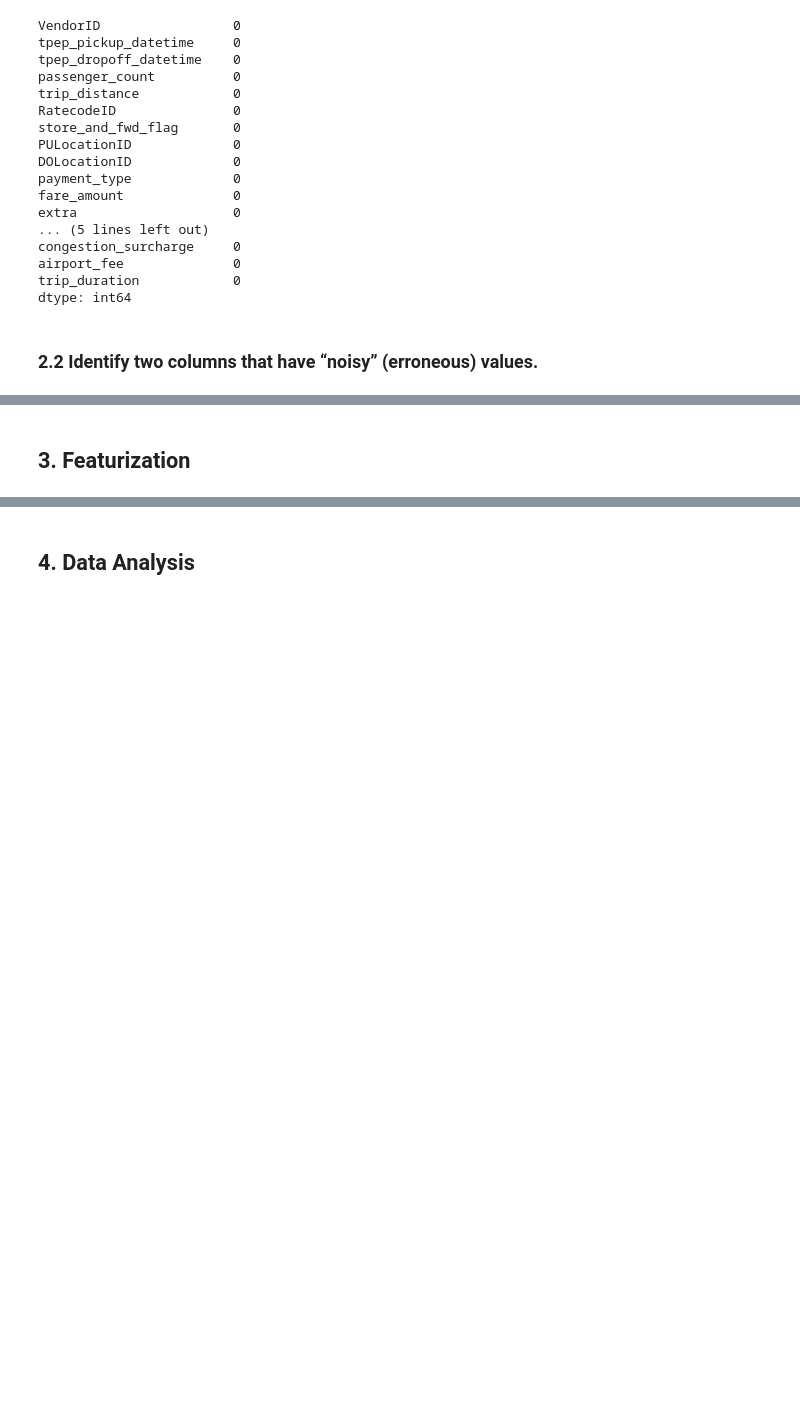
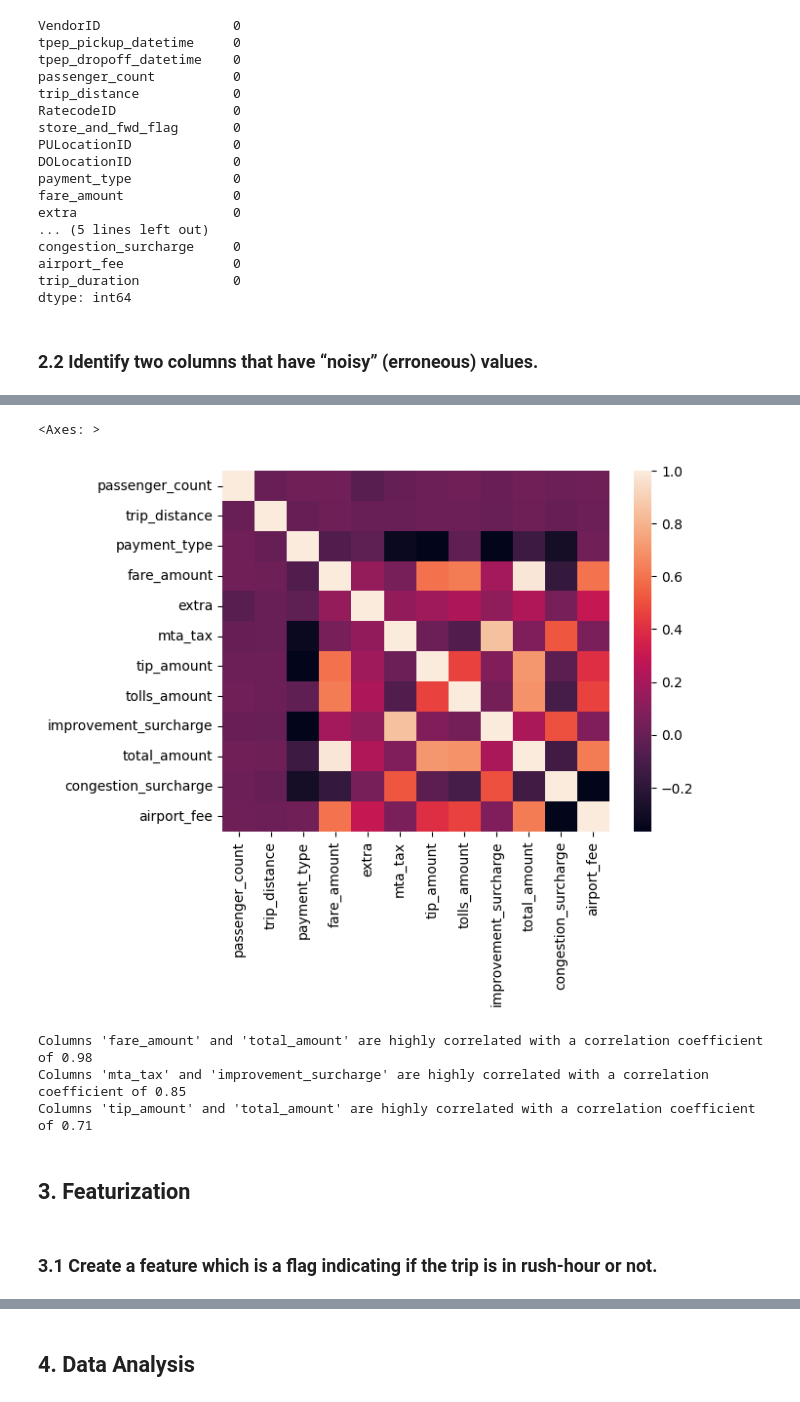
Before and after one commit to melbreaker/Taxi-Trip-Records-Data-Analysis, a Jupyter notebook: taxi-trip-records-data-analysis.ipynb, the cells around one changed output, grey strips where cells are left out. Saved outputs shown, nothing was run; the diff lists cells and outputs as text; code cells hidden in the pictures; blank space fills up the shorter version.

```diff
--- a/taxi-trip-records-data-analysis.ipynb
+++ b/taxi-trip-records-data-analysis.ipynb
@@ -260,0 +291,4 @@ Name: airport_fee, dtype: int64
+# %%
+columns = ['passenger_count', 'trip_distance', 'payment_type', 'fare_amount', 'extra', 'mta_tax', 'tip_amount', 'tolls_amount', 'improvement_surcharge', 'total_amount', 'congestion_surcharge', 'airport_fee']
+correlation_matrix = df_january[columns].corr()
+correlation_matrix
@@ -261,2 +309,30 @@ Name: airport_fee, dtype: int64
+# %%
+import seaborn as sns
+
+sns.heatmap(correlation_matrix)
+# %% [output]
+<Axes: >
+[figure, added]
+# %%
+# Find pairs of columns with high correlation
+threshold = 0.7  # Adjust the threshold as needed
+highly_correlated_pairs = []
+for i in range(len(columns)):
+    for j in range(i + 1, len(columns)):
+        col1 = columns[i]
+        col2 = columns[j]
+        correlation = correlation_matrix.loc[col1, col2]
+        if abs(correlation) >= threshold:
+            highly_correlated_pairs.append((col1, col2, correlation))
+
+# Print the highly correlated pairs and their correlation coefficients
+for col1, col2, correlation in highly_correlated_pairs:
+    print(f"Columns '{col1}' and '{col2}' are highly correlated with a correlation coefficient of {correlation:.2f}")
+# %% [output]
+Columns 'fare_amount' and 'total_amount' are highly correlated with a correlation coefficient of 0.98
+Columns 'mta_tax' and 'improvement_surcharge' are highly correlated with a correlation coefficient of 0.85
+Columns 'tip_amount' and 'total_amount' are highly correlated with a correlation coefficient of 0.71
 # %% [markdown]
 ## 3. Featurization
+# %% [markdown]
+### 3.1 Create a feature which is a flag indicating if the trip is in rush-hour or not.
```
Also changed, not shown: parts of 24 cells of this notebook.
